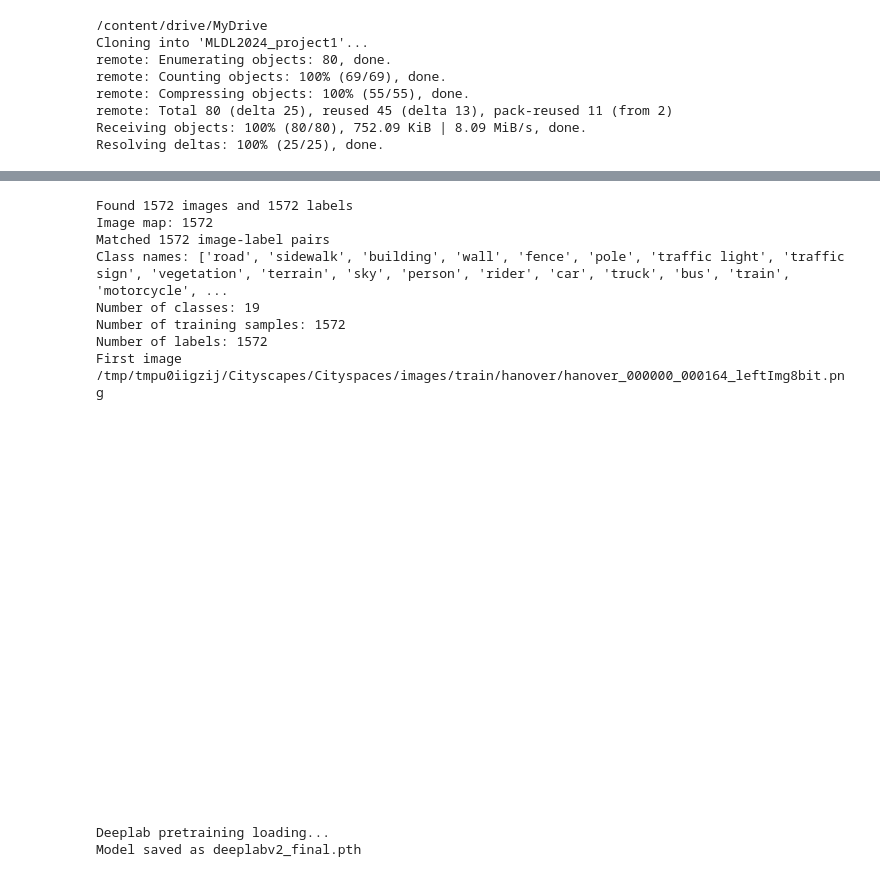
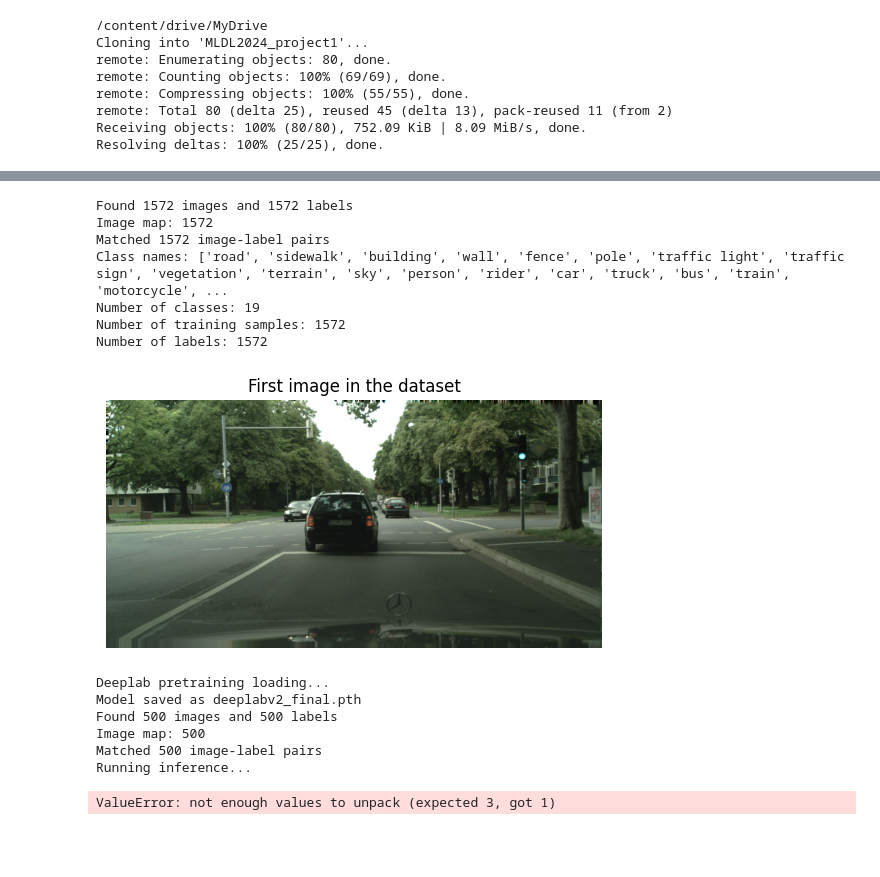
Before and after one commit to s348174/MLDL2024_project1, a Jupyter notebook: Progetto ML25.ipynb, the cells around one changed output, grey strips where cells are left out. Cells and saved outputs as stored; diff of their text form; code cells hidden in the pictures; blank space fills up the shorter version.

```diff
--- a/Progetto ML25.ipynb
+++ b/Progetto ML25.ipynb
@@ -100,35 +96,39 @@ with zipfile.ZipFile(zip_path) as z:
   with TemporaryDirectory() as tmpdir:
     z.extractall(tmpdir)
     #image_folder_path=tmpdir+"/Cityscapes/Cityspaces/images/train"
     #train_data = datasets.ImageFolder(
     #    root=image_folder_path,
     #    transform=ToTensor()
     #)
     #test_folder_path=tmpdir+"/Cityscapes/Cityspaces/images/test"
     #test_data = datasets.ImageFolder(
     #    root=image_folder_path,
     #    transform=ToTensor()
     #)
 
     # Creates symlink to data folder
     real_path = "tmpdir"
     #destinazione_symlink = "/tmp/tmpcp08lfus"
     #if not os.path.exists(destinazione_symlink):
     #    os.symlink(real_path, destinazione_symlink)
 
     dataset_path = tmpdir+"/Cityscapes/Cityspaces"
     deeplab_train(dataset_path, workspace_path)
     model_path = workspace_path + "/export/deeplabv2_final.pth"
-    deeplab_test(model_path, workspace_path)
+    deeplab_test(model_path, dataset_path)
 # %% [output]
 Found 1572 images and 1572 labels
 Image map: 1572
 Matched 1572 image-label pairs
 Class names: ['road', 'sidewalk', 'building', 'wall', 'fence', 'pole', 'traffic light', 'traffic sign', 'vegetation', 'terrain', 'sky', 'person', 'rider', 'car', 'truck', 'bus', 'train', 'motorcycle', ...
 Number of classes: 19
 Number of training samples: 1572
 Number of labels: 1572
-First image /tmp/tmpu0iigzij/Cityscapes/Cityspaces/images/train/hanover/hanover_000000_000164_leftImg8bit.png
-[figure, old version]
+[figure, new version]
 Deeplab pretraining loading...
 Model saved as deeplabv2_final.pth
+Found 500 images and 500 labels
+Image map: 500
+Matched 500 image-label pairs
+Running inference...
+ValueError: not enough values to unpack (expected 3, got 1)
```
Also changed, not shown: parts of 1 cell of this notebook.
